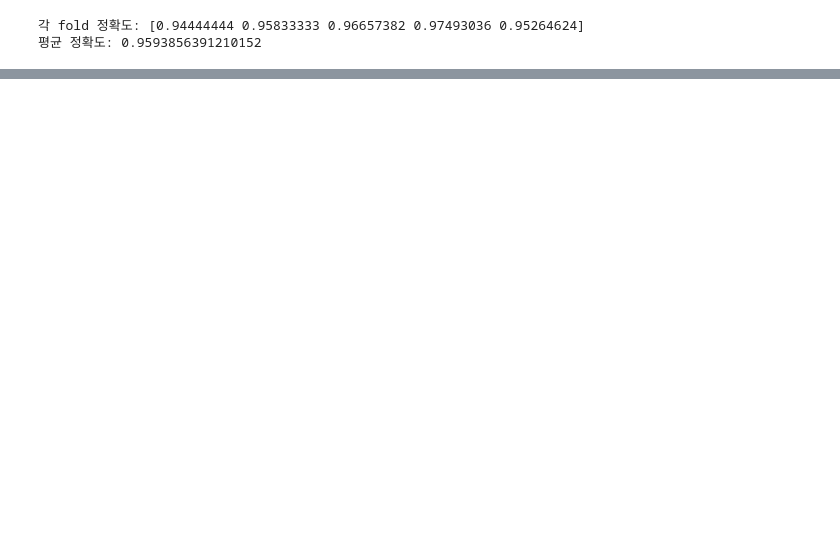
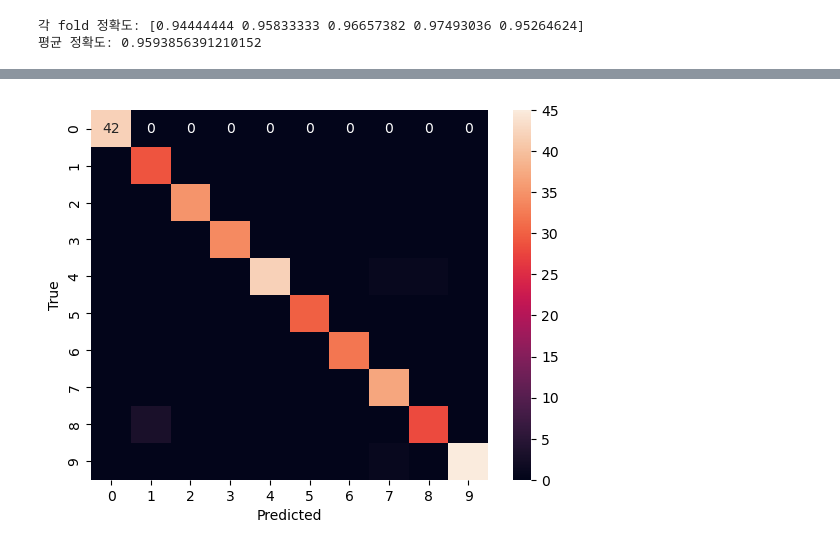
Before and after one commit to NamingS/AI-Class, a Jupyter notebook: week05/DL_130.ipynb, the cells around one changed output, grey strips where cells are left out. Saved outputs shown, nothing was run; the diff lists cells and outputs as text; code cells hidden in the pictures; blank space fills up the shorter version.

```diff
--- a/week05/DL_130.ipynb
+++ b/week05/DL_130.ipynb
@@ -108,3 +142,11 @@ print("평균 정확도:", scores.mean())
 # %% [output]
 각 fold 정확도: [0.94444444 0.95833333 0.96657382 0.97493036 0.95264624]
 평균 정확도: 0.9593856391210152
+# %%
+from sklearn.svm import SVC
+
+model = SVC()
+model.fit(X_train, y_train)
+y_pred = model.predict(X_test)
+
+print(metrics.accuracy_score(y_test, y_pred))
@@ -110,0 +155,6 @@ print("평균 정확도:", scores.mean())
+# %%
+for k in range(1, 11):
+    knn = KNeighborsClassifier(n_neighbors=k)
+    knn.fit(X_train, y_train)
+    y_pred = knn.predict(X_test)
+    print(f"k={k} 정확도: {metrics.accuracy_score(y_test, y_pred):.2f}")
@@ -110,0 +172,10 @@ print("평균 정확도:", scores.mean())
+# %%
+import seaborn as sns
+
+cm = confusion_matrix(y_test, y_pred)
+sns.heatmap(cm, annot=True, fmt="d")
+plt.xlabel("Predicted")
+plt.ylabel("True")
+plt.show()
+# %% [output]
+[figure, added]
```
Also changed, not shown: parts of 10 cells of this notebook.
